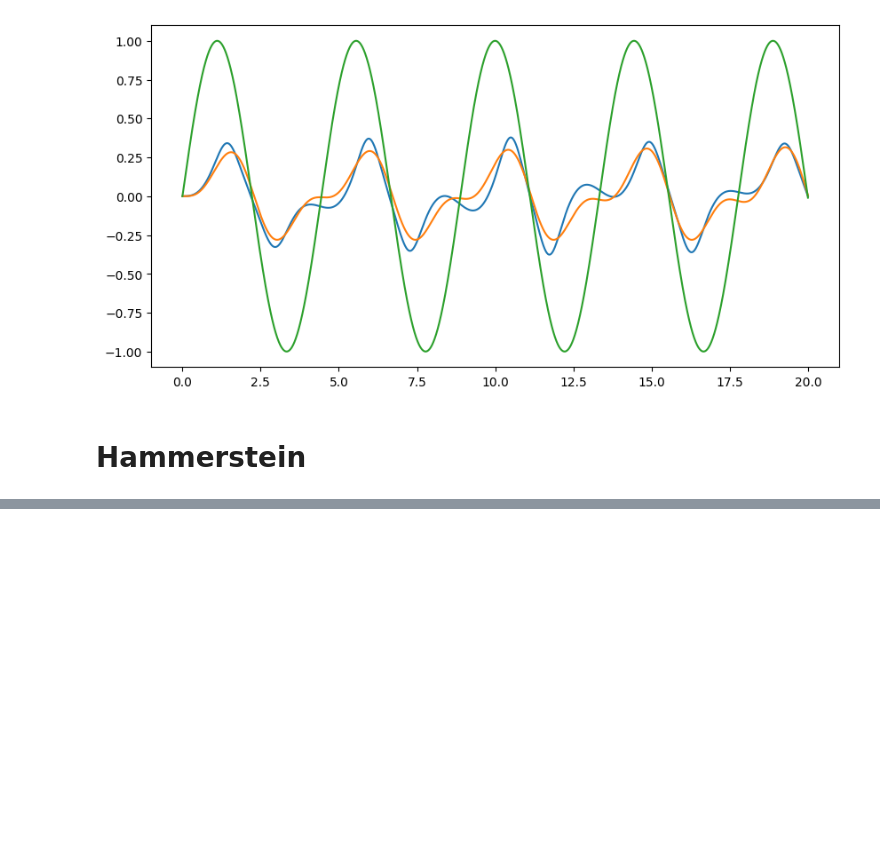
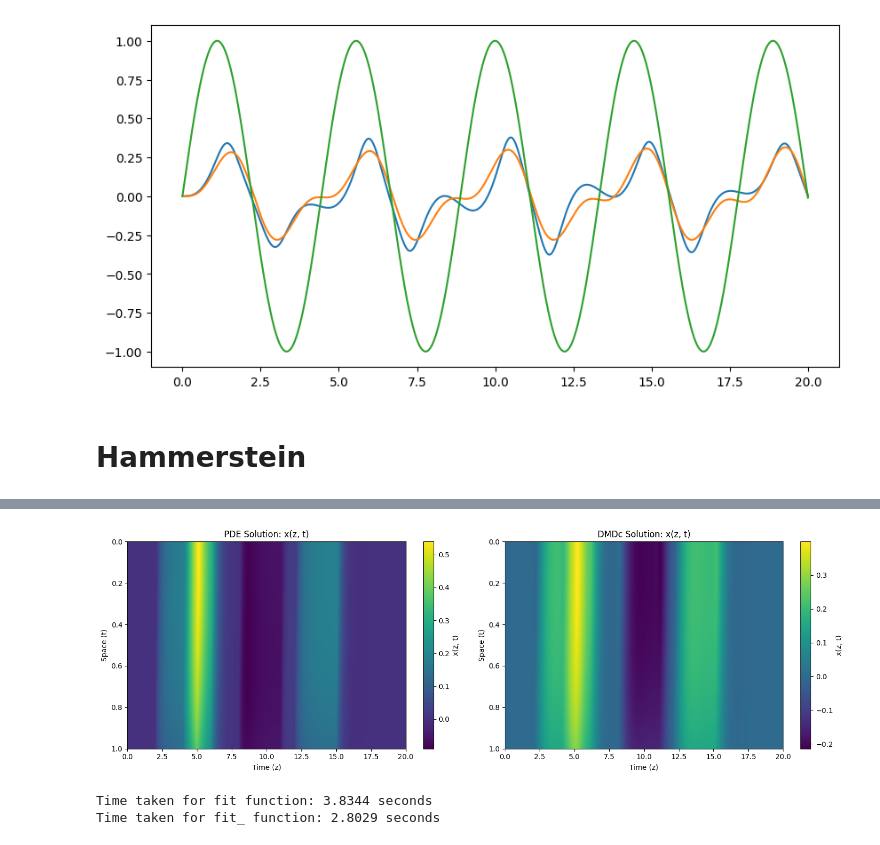
Before and after one commit to MatzeLopi/KIT-2243070, a Jupyter notebook: Exercises/exam.ipynb, the cells around one changed output, grey strips where cells are left out. Cells and saved outputs as stored; diff of their text form; code cells hidden in the pictures; blank space fills up the shorter version.

```diff
--- a/Exercises/exam.ipynb
+++ b/Exercises/exam.ipynb
@@ -117,0 +167,20 @@ plt.show()
+# %%
+plt.figure(figsize=(15, 5))
+plt.subplot(1, 2, 1)
+plt.imshow(x[101:, :], extent=[t[0], t[-1], z[-1], z[0]], aspect='auto', cmap='viridis')
+plt.colorbar(label='x(z, t)')
+plt.xlabel('Time (z)')
+plt.ylabel('Space (t)')
+plt.title('PDE Solution: x(z, t)')
+
+plt.subplot(1, 2, 2)
+plt.imshow(r2, extent=[t[0], t[-1], z[-1], z[0]], aspect='auto', cmap='viridis')
+plt.colorbar(label='x(z, t)')
+plt.xlabel('Time (z)')
+plt.ylabel('Space (t)')
+plt.title('DMDc Solution: x(z, t)')
+
+plt.tight_layout()
+plt.show()
+# %% [output]
+[figure, added]
@@ -117,0 +189,17 @@ plt.show()
+# %%
+
+
+x = jnp.arange(10000).reshape(100, 100)
+x_prime = jnp.arange(1, 10001).reshape(100, 100)
+t = jnp.arange(101)
+
+r = 4
+
+# Measure the time taken for the fit function
+time_taken = timeit.timeit(lambda: dmd.optimize(x, x_prime, t, (1,20)), number=10)
+print(f"Time taken for fit function: {time_taken:.4f} seconds")
+time_taken = timeit.timeit(lambda: dmd.optimize_(x, x_prime, t, (1, 20)), number=10)
+print(f"Time taken for fit_ function: {time_taken:.4f} seconds")
+# %% [output]
+Time taken for fit function: 3.8344 seconds
+Time taken for fit_ function: 2.8029 seconds
```
Also changed, not shown: parts of 16 cells of this notebook, 5 other files.
